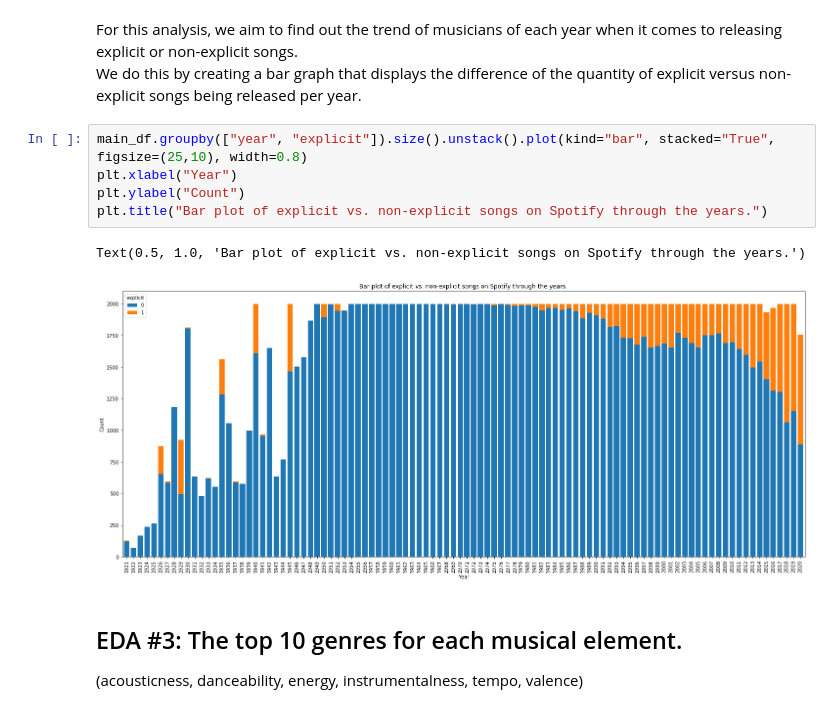
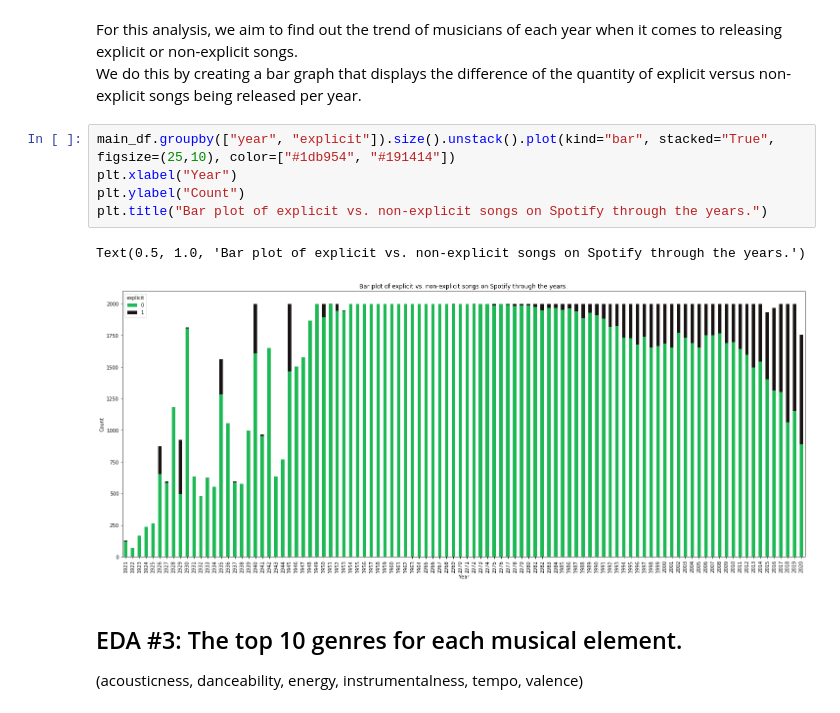
Before and after one commit to gabminamedez/spotify-data, a Jupyter notebook: Spotify Data.ipynb, the cells around one changed output. Drawn from its saved outputs; the diff is of its cells as text.

```diff
--- a/Spotify Data.ipynb
+++ b/Spotify Data.ipynb
@@ -233,13 +227,13 @@ Given the presented data, we can see the visible decrease in acousticness and in
 For this analysis, we aim to find out the trend of musicians of each year when it comes to releasing explicit or non-explicit songs.
 We do this by creating a bar graph that displays the difference of the quantity of explicit versus non-explicit songs being released per year.
 # %%
-main_df.groupby(["year", "explicit"]).size().unstack().plot(kind="bar", stacked="True", figsize=(25,10), width=0.8)
+main_df.groupby(["year", "explicit"]).size().unstack().plot(kind="bar", stacked="True", figsize=(25,10), color=["#1db954", "#191414"])
 plt.xlabel("Year")
 plt.ylabel("Count")
 plt.title("Bar plot of explicit vs. non-explicit songs on Spotify through the years.")
 # %% [output]
 Text(0.5, 1.0, 'Bar plot of explicit vs. non-explicit songs on Spotify through the years.')
-[figure, old version]
+[figure, new version]
 # %% [markdown]
 ## EDA #3: The top 10 genres for each musical element.
 (acousticness, danceability, energy, instrumentalness, tempo, valence)
```
Also changed, not shown: parts of 3 cells of this notebook.
